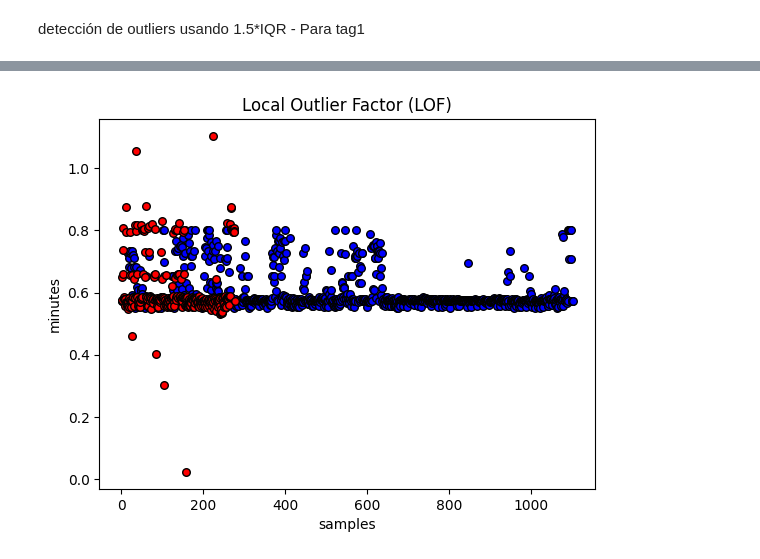
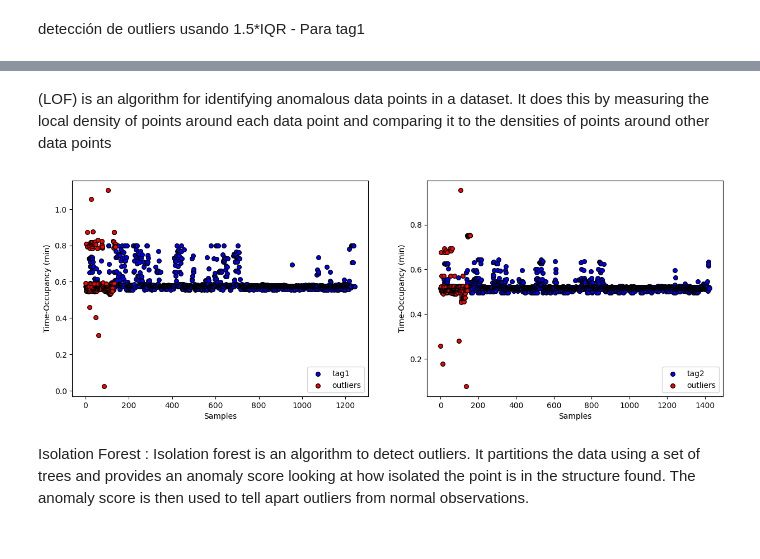
Before and after one commit to darwin1k/metroOccupancy, a Jupyter notebook: EDAcomplete.ipynb, the cells around one changed output, grey strips where cells are left out. Saved outputs shown, nothing was run; the diff lists cells and outputs as text; code cells hidden in the pictures.

```diff
--- a/EDAcomplete.ipynb
+++ b/EDAcomplete.ipynb
@@ -295,0 +284,19 @@ y_pred = clf.fit_predict(X)
+# %%
+# lista de dataFrames a graficar
+lista_datos = [data1, data2]
+tags = ['tag1', 'tag2']
+columna ='minutes'
+
+# se configura los subplots
+fig, axes = plt.subplots(1, 2, figsize=(15,5))
+
+# se ejecuta para cada dato de la lista de datos
+
+for ax, datos, xtag in zip(axes, lista_datos, tags):
+
+    quantiles = calculoCuantil(datos,columna,xtag)
+    ax.scatter(datos.index, datos[columna], linewidth=2.0, color='blue')
+    ax.scatter(quantiles[2].index , quantiles[2].minutes, linewidth=2.0, color='green')
+    ax.scatter(quantiles[3].index, quantiles[3].minutes, linewidth=2.0, color='red')
+    ax.set(xlabel='Samples', ylabel='Time-Occupancy (min)')
+    ax.legend([xtag,'upper-outliers','lower-outliers'], loc="lower right")
@@ -296,26 +310,43 @@ y_pred = clf.fit_predict(X)
+# %% [markdown]
+(LOF) is an algorithm for identifying anomalous data points in a dataset. It does this by measuring the local density of points around each data point and comparing it to the densities of points around other data points
 # %%
-plt.figure()
-# plot the level sets of the decision function
+from sklearn.neighbors import LocalOutlierFactor
 
-in_mask = [True if l == 1 else False for l in y_pred]
-out_mask = [True if l == -1 else False for l in y_pred]
+# lista de dataFrames a graficar
+lista_datos = [data1, data2]
+tags = ['tag1', 'tag2']
+columna ='minutes'
 
-index1 = [item for item in range(1, len(X[in_mask, 0])+1)]
-index2 = [item for item in range(1, len(X[out_mask, 0])+1)]
+# se configura los subplots
+fig, axes = plt.subplots(1, 2, figsize=(15,5))
 
-# index1 = [2]*len(X[in_mask, 0])
-# index2 = [2]*len(X[out_mask, 0])
 
-plt.title("Local Outlier Factor (LOF)")
-# inliers
-a = plt.scatter(index1, X[in_mask, 0], c = 'blue',
-                edgecolor = 'k', s = 30)
-# outliers
-b = plt.scatter(index2, X[out_mask, 0], c = 'red',
-                edgecolor = 'k', s = 30)
-plt.xlabel('samples');
-plt.ylabel('minutes');
-plt.show()
+for ax, df, xtag in zip(axes, lista_datos, tags):
+
+    clf = LocalOutlierFactor( n_neighbors=30, contamination=0.1)
+    X = df[['minutes']].values
+    y_pred = clf.fit_predict(X)
+
+    #plt.figure()
+    # plot the level sets of the decision function
+
+    in_mask = [True if l == 1 else False for l in y_pred]
+    out_mask = [True if l == -1 else False for l in y_pred]
+
+    index1 = [item for item in range(1, len(X[in_mask, 0])+1)]
+    index2 = [item for item in range(1, len(X[out_mask, 0])+1)]
+
+    # Graficar local outlier factor
+    # azul en zona
+    ax.scatter(index1, X[in_mask, 0], c = 'blue',
+                    edgecolor = 'k', s = 30)
+    # outliers
+    ax.scatter(index2, X[out_mask, 0], c = 'red',
+                    edgecolor = 'k', s = 30)
+    ax.set(xlabel='Samples', ylabel='Time-Occupancy (min)')
+    ax.legend([xtag,'outliers'], loc="lower right")
 # %% [output]
-[figure, old version]
+[figure, new version]
+# %% [markdown]
+Isolation Forest : Isolation forest is an algorithm to detect outliers. It partitions the data using a set of trees and provides an anomaly score looking at how isolated the point is in the structure found. The anomaly score is then used to tell apart outliers from normal observations.
 # %%
```
Also changed, not shown: parts of 18 cells of this notebook.
